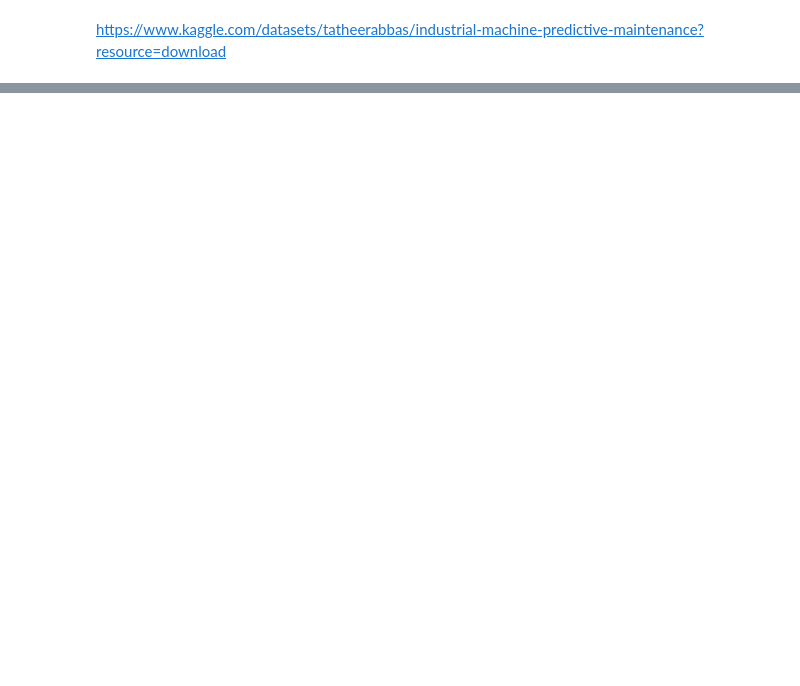
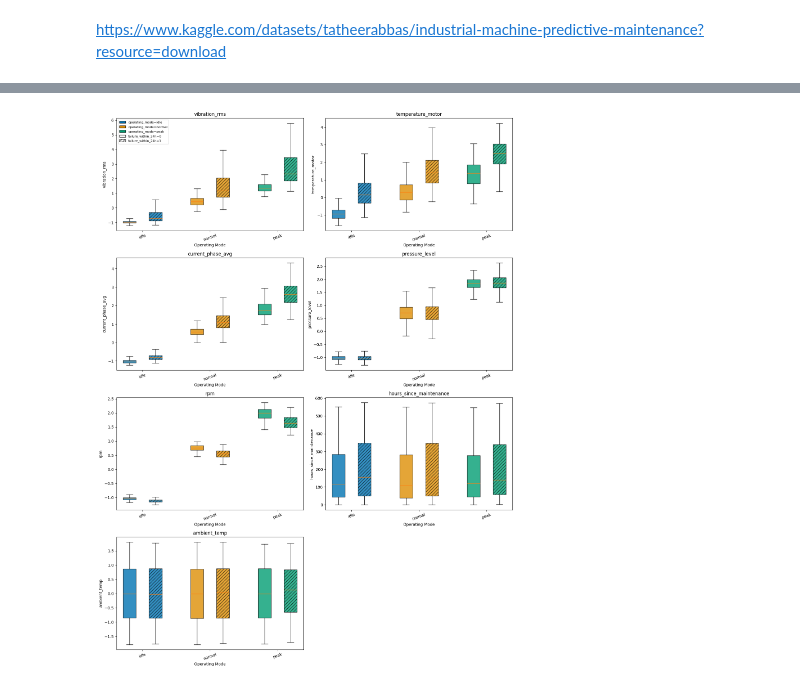
Before and after one commit to MasonBeynon/CSC-2621-Term-Project, a Jupyter notebook: term.ipynb, the cells around one changed output, grey strips where cells are left out. Saved outputs shown, nothing was run; the diff lists cells and outputs as text; code cells hidden in the pictures; blank space fills up the shorter version.

```diff
--- a/term.ipynb
+++ b/term.ipynb
@@ -33,3 +113,79 @@ freq          20482
-# %%
-for col in numerical_cols:
-    df[col] = df.groupby('machine_id')[col].transform(lambda x: x.fillna(x.median()))
+# %%
+import matplotlib.patches as mpatches
+
+# Box plots: color by operating_mode, hatch by failure_within_24h
+num_cols = 2
+num_rows = (len(numeric_cols) + num_cols - 1) // num_cols
+fig, axes = plt.subplots(num_rows, num_cols, figsize=(15, num_rows * 5))
+axes = axes.flatten()
+
+modes = sorted(df['operating_mode'].unique())
+failure_vals = sorted(df['failure_within_24h'].cat.categories.tolist())
+palette = sns.color_palette("colorblind", n_colors=len(modes))
+mode_colors = dict(zip(modes, palette))
+hatch_styles = [None, '///', 'xxx', '\\\\\\']
+hatch_map = {f: hatch_styles[i % len(hatch_styles)] for i, f in enumerate(failure_vals)}
+
+for i, col in enumerate(numeric_cols):
+    ax = axes[i]
+    data_to_plot = []
+    positions = []
+    style_meta = []
+
+    pos = 1
+    for mode in modes:
+        for f in failure_vals:
+            vals = df[(df['operating_mode'] == mode) & (df['failure_within_24h'] == f)][col].dropna()
+            data_to_plot.append(vals if len(vals) > 0 else [float('nan')])
+            positions.append(pos)
+            style_meta.append((mode, f))
+            pos += 1
+        pos += 0.6  # gap between operating_mode groups
+
+    bp = ax.boxplot(
+        data_to_plot,
+        positions=positions,
+        widths=0.5,
+        patch_artist=True,
+        showfliers=False
+    )
+
+    for patch, (mode, f) in zip(bp['boxes'], style_meta):
+        patch.set_facecolor(mode_colors[mode])
+        patch.set_edgecolor('black')
+        patch.set_hatch(hatch_map[f])
+        patch.set_alpha(0.8)
+
+    # Center x-ticks at each operating_mode group
+    group_centers = []
+    start = 1
+    group_width = len(failure_vals)
+    for _ in modes:
+        group_centers.append(start + (group_width - 1) / 2)
+        start += group_width + 0.6
+
+    ax.set_xticks(group_centers)
+    ax.set_xticklabels(modes, rotation=20)
+    ax.set_title(col)
+    ax.set_xlabel('Operating Mode')
+    ax.set_ylabel(col)
+
+    if i == 0:
+        mode_legend = [
+            mpatches.Patch(facecolor=mode_colors[m], edgecolor='black', label=f'operating_mode={m}')
+            for m in modes
+        ]
+        failure_legend = [
+            mpatches.Patch(facecolor='white', edgecolor='black', hatch=hatch_map[f], label=f'failure_within_24h={f}')
+            for f in failure_vals
+        ]
+        ax.legend(handles=mode_legend + failure_legend, loc='best', fontsize=8)
+
+# Hide any unused subplot axes
+for j in range(len(numeric_cols), len(axes)):
+    axes[j].axis('off')
+
+plt.tight_layout()
+plt.show()
+# %% [output]
+[figure, added]
```
Also changed, not shown: parts of 5 cells of this notebook.
